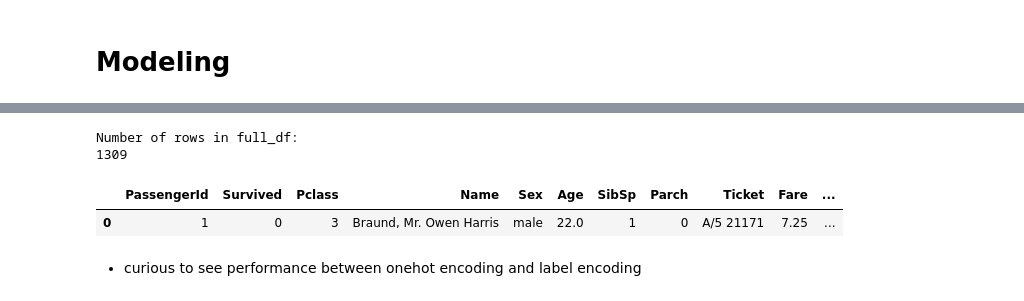
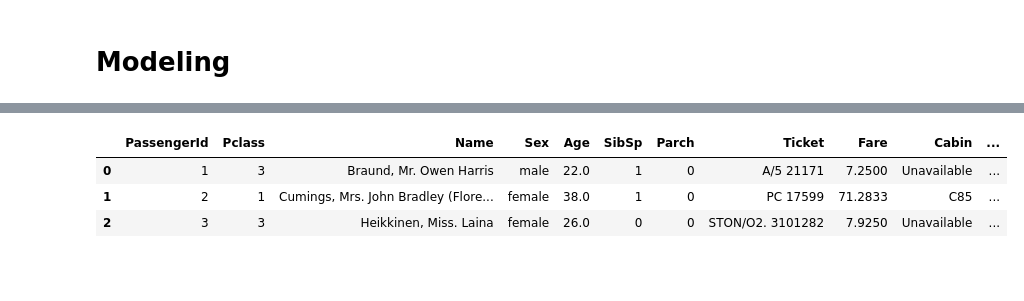
Before and after one commit to johne18/ml_learnings, a Jupyter notebook: [2] titanic-dataset.ipynb, the cells around one changed output, grey strips where cells are left out. Cells and saved outputs as stored; diff of their text form; code cells hidden in the pictures; blank space fills up the shorter version.

```diff
--- a/[2] titanic-dataset.ipynb
+++ b/[2] titanic-dataset.ipynb
@@ -144,3 +125,10 @@ Fare           0
 Cabin          0
 Embarked       0
 dtype: int64
+# %%
+test_df["Age"].fillna(median_age, inplace=True)
+test_df["Fare"].fillna(median_fare, inplace=True)
+test_df["Embarked"].fillna(most_common_port, inplace=True)
+test_df["Cabin"].fillna("Unavailable", inplace=True)
+
+test_df.isna().sum()
@@ -354,16 +266,0 @@ Modeling with Cross Validation
-# %%
-# Merging dfs to set up cross validation
-
-full_df = pd.concat([train_df, merged_gender_test_df])
-
-print(f"Number of rows in full_df:\n{len(full_df)}")
-# %% [output]
-Number of rows in full_df:
-1309
-# %%
-full_df.head(1)
-# %% [output]
-|  | PassengerId | Survived | Pclass | Name | Sex | Age | SibSp | Parch | Ticket | Fare | ... |
-| 0 | 1 | 0 | 3 | Braund, Mr. Owen Harris | male | 22.0 | 1 | 0 | A/5 21171 | 7.25 | ... |
-# %% [markdown]
-* curious to see performance between onehot encoding and label encoding
@@ -369,0 +274,12 @@ full_df.head(1)
+# %%
+train_df.drop(columns="Survived", axis=1, inplace=True)
+# %%
+combined_df = pd.concat([train_df, test_df], axis=0)
+combined_df.reset_index(drop=True, inplace=True)
+
+combined_df.head(3)
+# %% [output]
+|  | PassengerId | Pclass | Name | Sex | Age | SibSp | Parch | Ticket | Fare | Cabin | ... |
+| 0 | 1 | 3 | Braund, Mr. Owen Harris | male | 22.0 | 1 | 0 | A/5 21171 | 7.2500 | Unavailable | ... |
+| 1 | 2 | 1 | Cumings, Mrs. John Bradley (Flore... | female | 38.0 | 1 | 0 | PC 17599 | 71.2833 | C85 | ... |
+| 2 | 3 | 3 | Heikkinen, Miss. Laina | female | 26.0 | 0 | 0 | STON/O2. 3101282 | 7.9250 | Unavailable | ... |
```
Also changed, not shown: parts of 31 cells of this notebook.
